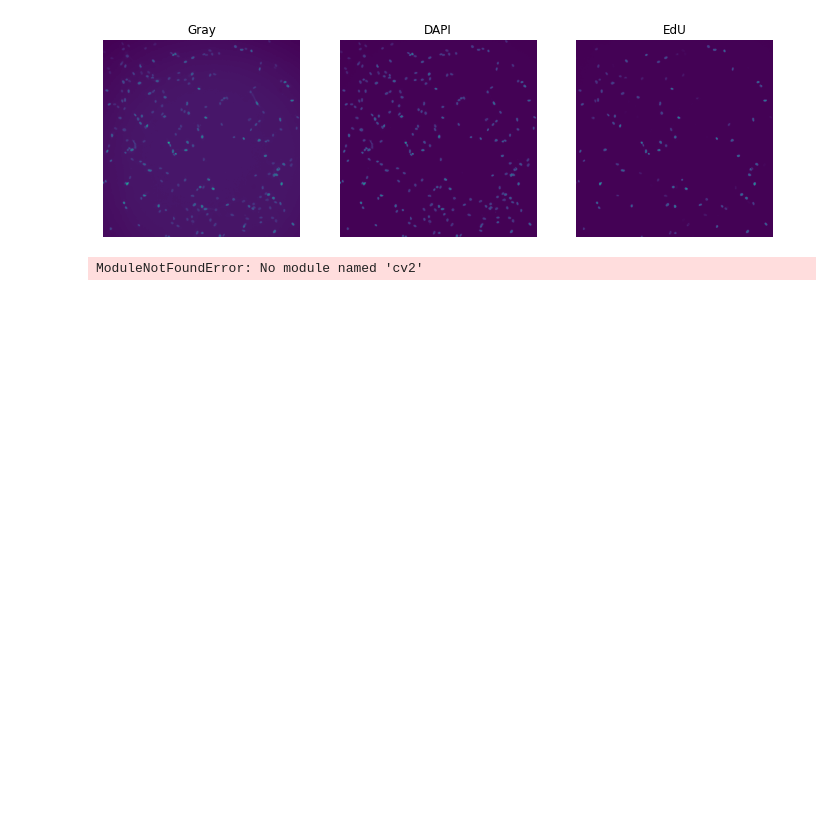
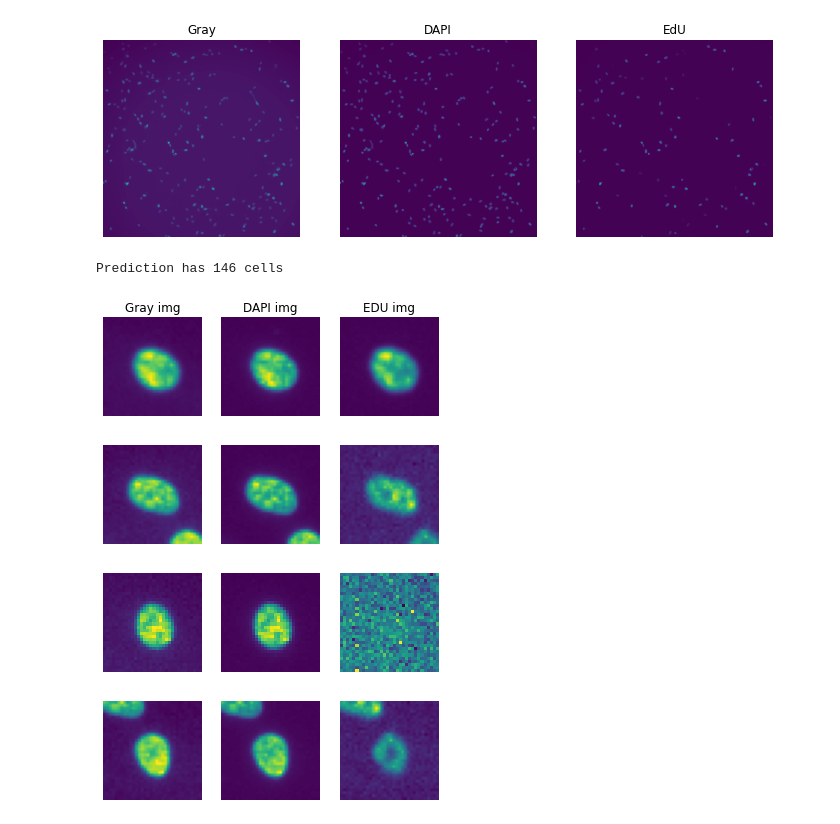
Before and after one commit to rzuberi/cell-SCT, a Jupyter notebook: classification/ccc_data_exploration.ipynb, the cells around one changed output. Cells and saved outputs as stored; diff of their text form; code cells hidden in the pictures; blank space fills up the shorter version.

```diff
--- a/classification/ccc_data_exploration.ipynb
+++ b/classification/ccc_data_exploration.ipynb
@@ -22,12 +22,47 @@ plt.subplot(1,3,2);plt.imshow(dapi_img);plt.axis('off');plt.title('DAPI')
 plt.subplot(1,3,3);plt.imshow(edu_img);plt.axis('off');plt.title('EdU');plt.show()
 # %% [output]
 [figure]
-# %%
-#Make a segmentation prediction, right now with the Gray image as that's all we have, later with the Alexa555 (PCNA) image
-
-from segmentation.seg_functions import make_predictions, display_imgs
-
-predictions = make_predictions(model_dir,images_dir)
-display_imgs(predictions)
-# %% [output]
-ModuleNotFoundError: No module named 'cv2'
+# %%
+#Make a segmentation prediction, right now with the Gray image as that's all we have, later with the Alexa555 (PCNA) image
+
+from cellpose import models
+model_dir = "/Users/rehanzuberi/Documents/Development/cell-SCT/segmentation/demo_train_test_data/data_for_masks_training/models/demo_model"
+model = models.CellposeModel(gpu=True, pretrained_model=model_dir)
+test_data = [gray_img]
+predicted_test_masks = model.eval(test_data, channels=[0,0], diameter=model.diam_labels.copy())[0]  # generates the predictions # we could use the fact that it has a channel input to have the normal image not separated by channel and just make it do the prediction on there, although we need it to make a prediction on the averaged out gray image so that wouldn't really work
+predicted_mask = predicted_test_masks[0]
+# %%
+#Now we get the crops from each channel and store them in a numpy array
+from segmentation.seg_functions import count_cells, get_cell_crop_coordinates, get_img_crops
+
+print('Prediction has', count_cells(predicted_mask), 'cells')
+crop_coordinates = get_cell_crop_coordinates(predicted_mask)
+gray_crops = get_img_crops(gray_img, crop_coordinates)
+dapi_crops = get_img_crops(dapi_img, crop_coordinates)
+edu_crops = get_img_crops(edu_img, crop_coordinates)
+
+#We could have one numpy array called 'cells' that holds the images and later on the values
+# %% [output]
+Prediction has 146 cells
+# %%
+for i in range(4):
+    plt.subplot(1,3,1)
+    if i == 0: plt.title('Gray img')
+    plt.axis('off')
+    plt.imshow(gray_crops[i])
+
+    plt.subplot(1,3,2)
+    if i == 0: plt.title('DAPI img')
+    plt.axis('off')
+    plt.imshow(dapi_crops[i])
+
+    plt.subplot(1,3,3)
+    if i == 0: plt.title('EDU img')
+    plt.imshow(edu_crops[i])
+    plt.axis('off')
+    plt.show()
+# %% [output]
+[figure, added]
+[figure, added]
+[figure, added]
+[figure, added]
```
Also changed, not shown: parts of 2 cells of this notebook, 2 other files.
